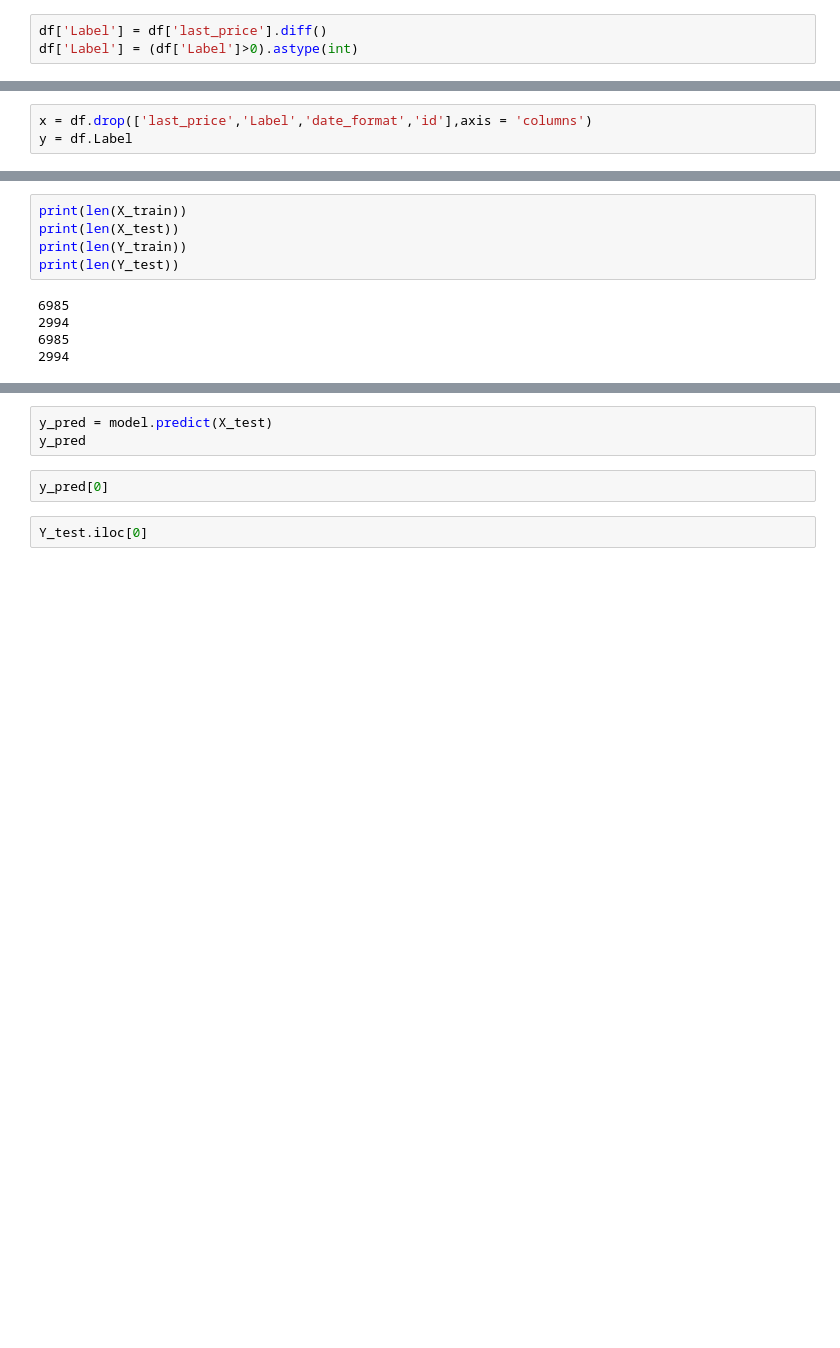
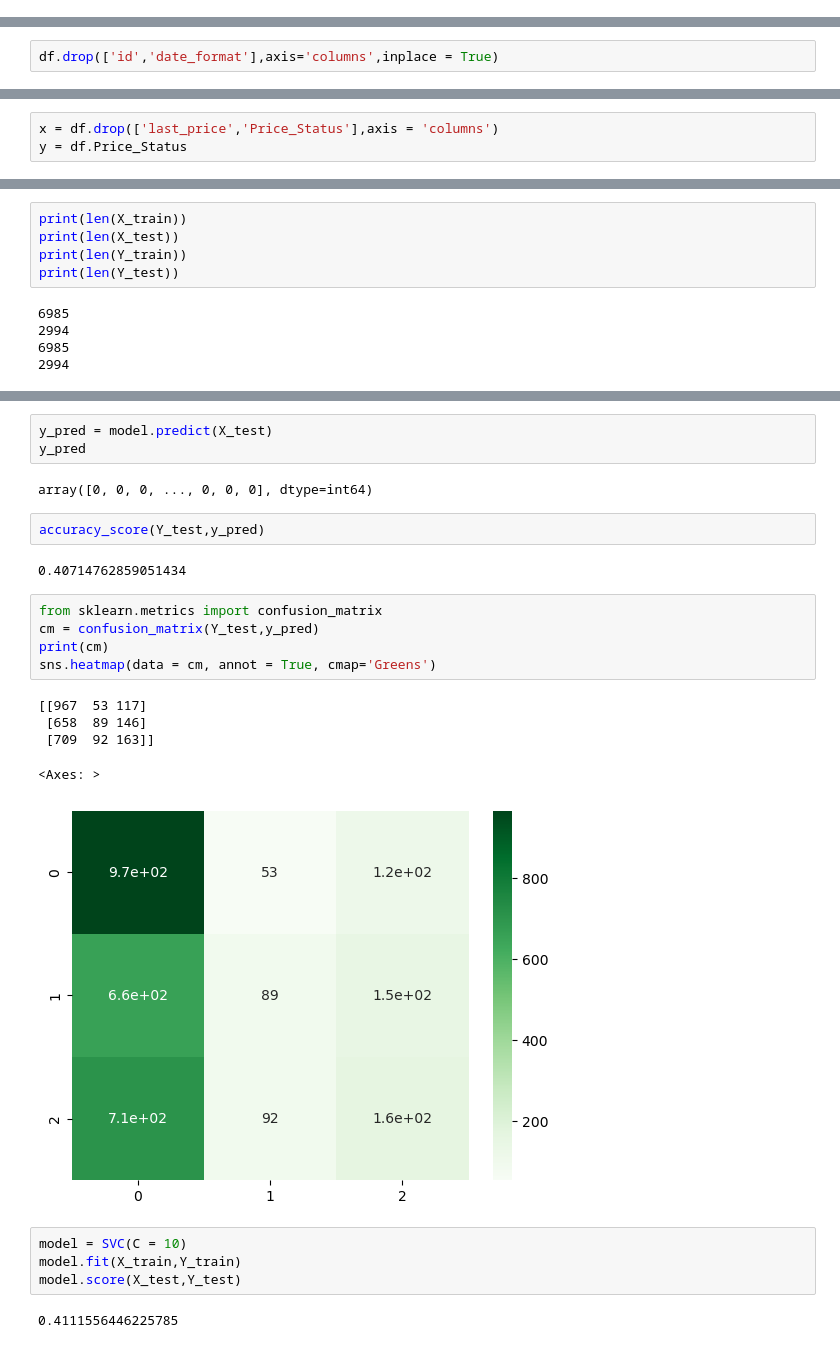
Before and after one commit to ghayurabbasbuck/ML-1-, a Jupyter notebook: Treading Feature (Big Dataset).ipynb, the cells around one changed output, grey strips where cells are left out. Drawn from its saved outputs; the diff is of its cells as text; blank space fills up the shorter version.

```diff
--- a/Treading Feature (Big Dataset).ipynb
+++ b/Treading Feature (Big Dataset).ipynb
@@ -246,3 +277,0 @@ plt.show()
-# %%
-df['Label'] = df['last_price'].diff()
-df['Label'] = (df['Label']>0).astype(int)
@@ -248,0 +294,2 @@ df['Label'] = (df['Label']>0).astype(int)
+# %%
+df.drop(['id','date_format'],axis='columns',inplace = True)
@@ -255,5 +325,5 @@ from sklearn.tree import DecisionTreeClassifier
 # %%
 df = df.dropna()
 # %%
-x = df.drop(['last_price','Label','date_format','id'],axis = 'columns')
-y = df.Label
+x = df.drop(['last_price','Price_Status'],axis = 'columns')
+y = df.Price_Status
@@ -319,7 +381,26 @@ model.score(X_test,Y_test)
-# %%
-y_pred = model.predict(X_test)
-y_pred
-# %%
-y_pred[0]
-# %%
-Y_test.iloc[0]
+# %%
+y_pred = model.predict(X_test)
+y_pred
+# %% [output]
+array([0, 0, 0, ..., 0, 0, 0], dtype=int64)
+# %%
+accuracy_score(Y_test,y_pred)
+# %% [output]
+0.40714762859051434
+# %%
+from sklearn.metrics import confusion_matrix
+cm = confusion_matrix(Y_test,y_pred)
+print(cm)
+sns.heatmap(data = cm, annot = True, cmap='Greens')
+# %% [output]
+[[967  53 117]
+ [658  89 146]
+ [709  92 163]]
+<Axes: >
+[figure, added]
+# %%
+model = SVC(C = 10)
+model.fit(X_train,Y_train)
+model.score(X_test,Y_test)
+# %% [output]
+0.4111556446225785
```
Also changed, not shown: parts of 53 cells of this notebook.
